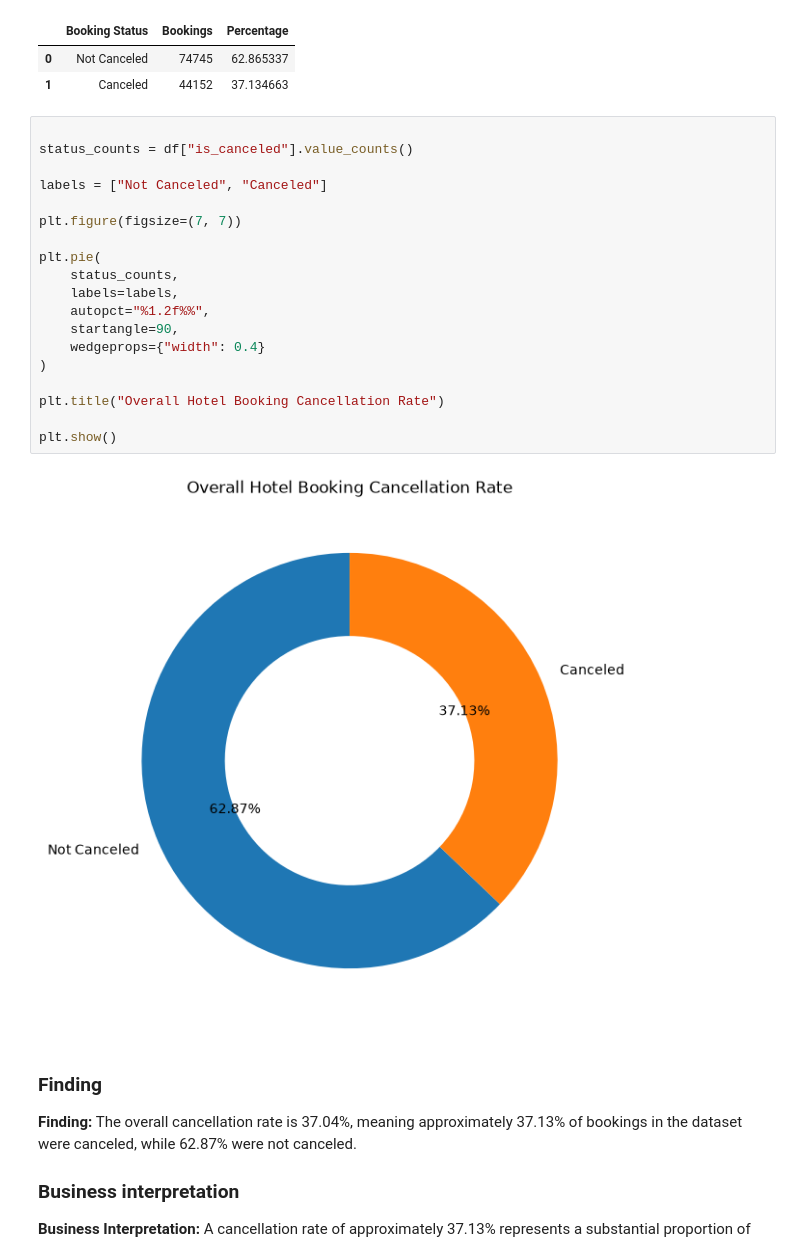
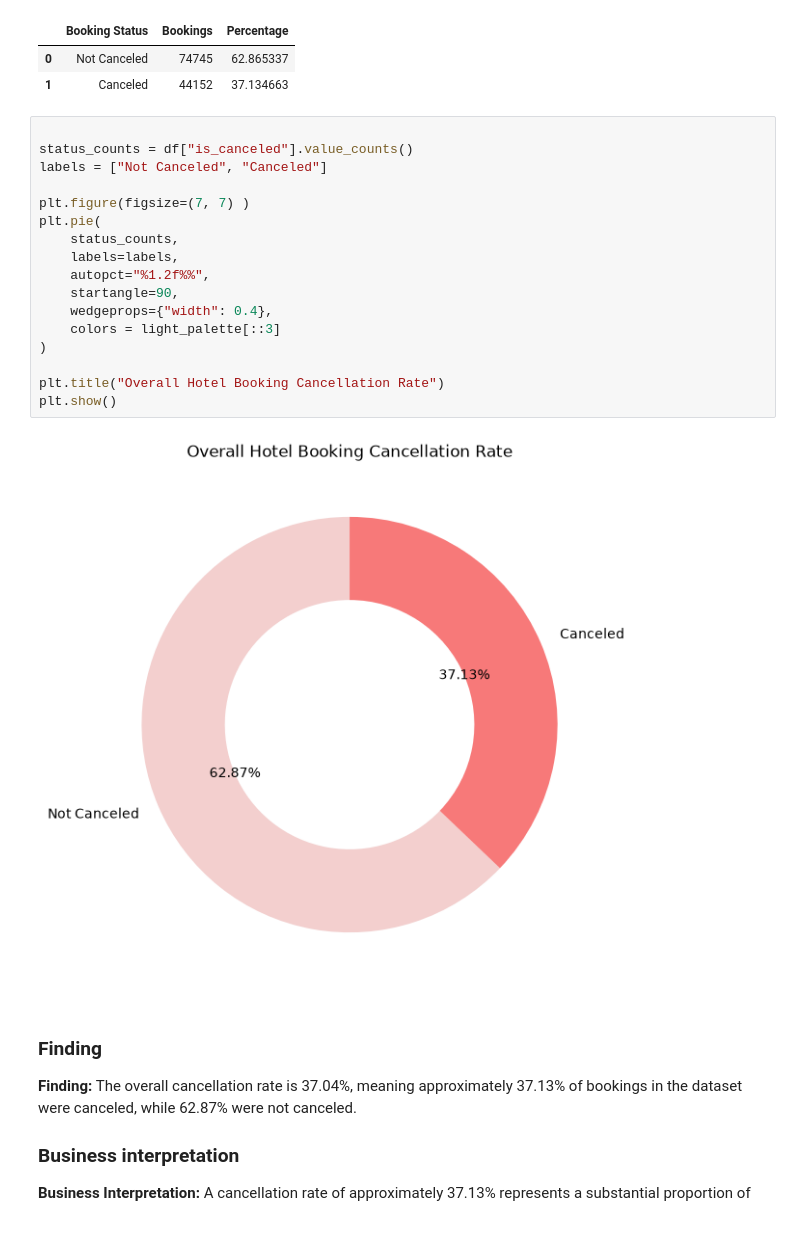
Before and after one commit to Fatima-Zehra-DA/Hotel-Booking-Cancellation-Analysis-Python-PowerBI, a Jupyter notebook: Notebooks/Hotel_Booking_Cancellation_Analysis.ipynb, the cells around one changed output. Drawn from its saved outputs; the diff is of its cells as text.

```diff
--- a/Notebooks/Hotel_Booking_Cancellation_Analysis.ipynb
+++ b/Notebooks/Hotel_Booking_Cancellation_Analysis.ipynb
@@ -260,24 +261,22 @@ cancellation_summary
 # %%
 
 status_counts = df["is_canceled"].value_counts()
-
 labels = ["Not Canceled", "Canceled"]
 
-plt.figure(figsize=(7, 7))
-
+plt.figure(figsize=(7, 7) )
 plt.pie(
     status_counts,
     labels=labels,
     autopct="%1.2f%%",
     startangle=90,
-    wedgeprops={"width": 0.4}
+    wedgeprops={"width": 0.4},
+    colors = light_palette[::3]
 )
 
 plt.title("Overall Hotel Booking Cancellation Rate")
-
 plt.show()
 # %% [output]
-[figure, old version]
+[figure, new version]
 # %% [markdown]
 ### Finding
 
```
Also changed, not shown: parts of 7 cells of this notebook.
